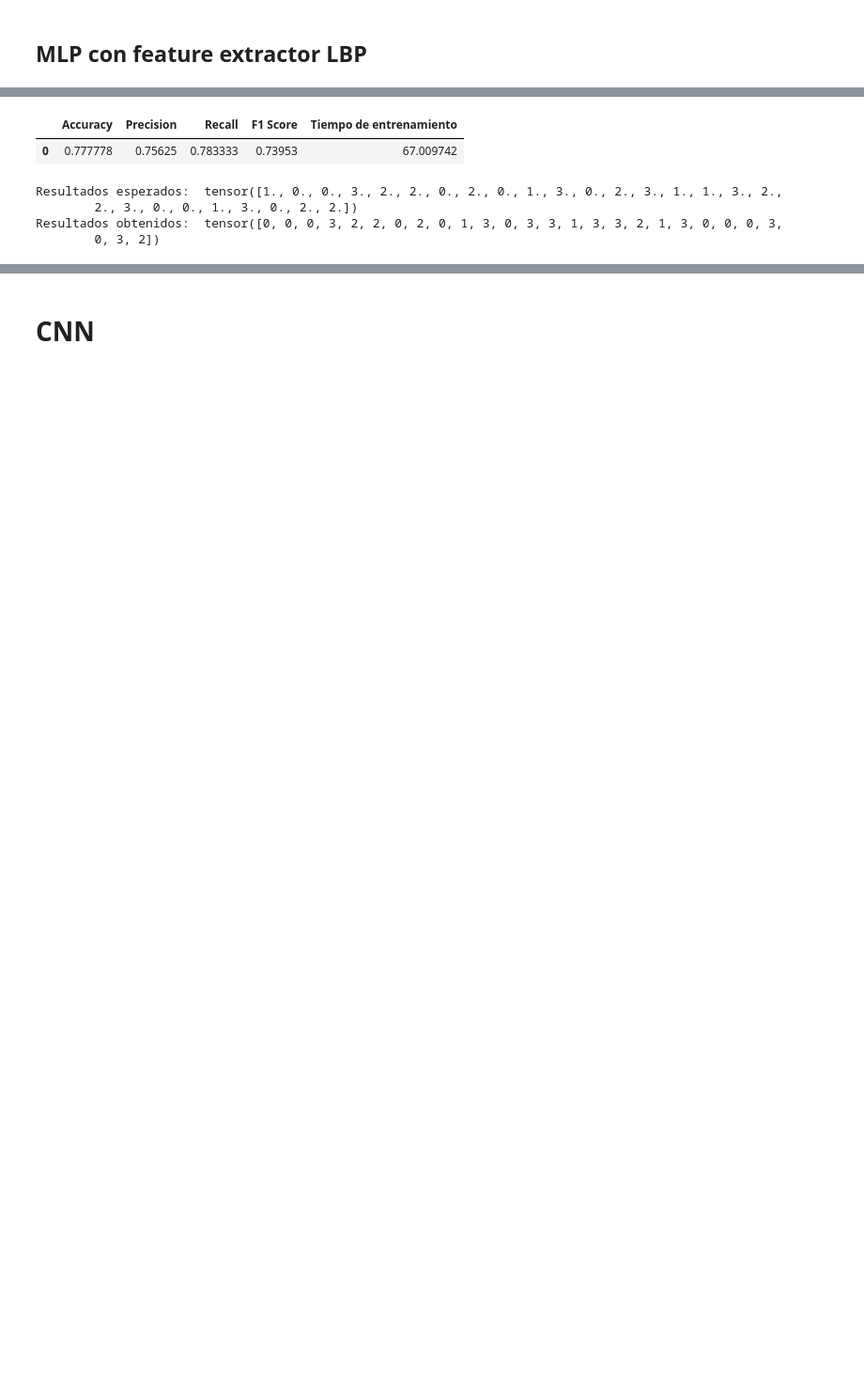
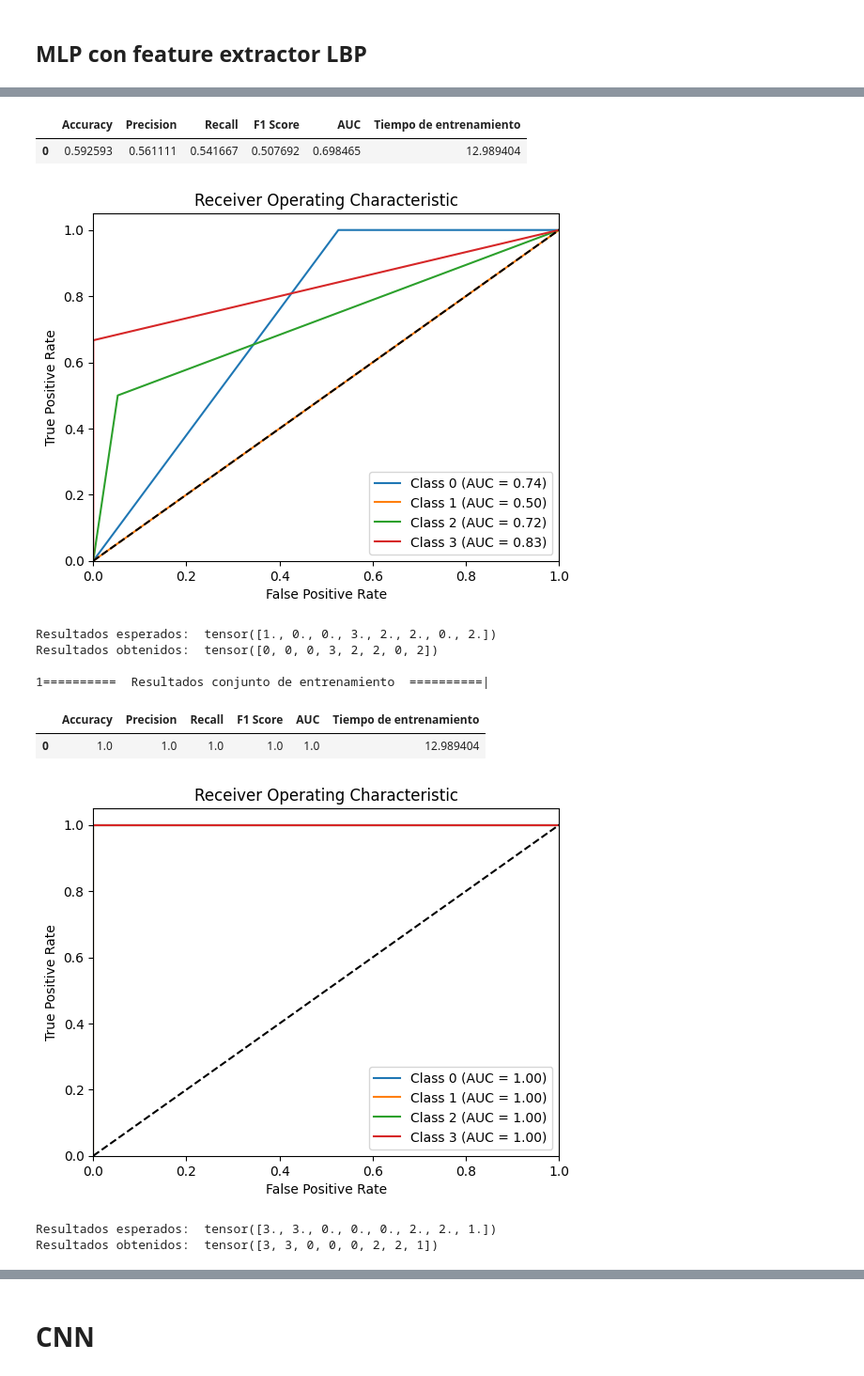
Before and after one commit to JulianCamacho/CE-5506-Reconocimiento-de-Patrones, a Jupyter notebook: Proyecto2/MLP.ipynb, the cells around one changed output, grey strips where cells are left out. Shown at 94% size. Drawn from its saved outputs; the diff is of its cells as text; code cells hidden in the pictures; blank space fills up the shorter version.

```diff
--- a/Proyecto2/MLP.ipynb
+++ b/Proyecto2/MLP.ipynb
@@ -320,7 +320,7 @@ Capas: [67600, 64, 64, 64, 4] | Función de activación: ReLU | epochs = 100
 # %%
 #=====  Instaciar modelo  =====#
 input_size = X_train_tensor.shape[1]
-hidden_sizes = [64, 64, 64]
+hidden_sizes = [64, 64, 64, 64]
 num_classes = 4
 activation = F.relu
 model = MLP(input_size, hidden_sizes, num_classes, activation)
@@ -439,8 +439,8 @@ np.save("lbp_labels.npy", lbp_labels)
 #=====  Feature Engineering  =====#
 
 try:
-    lbp_arrays_charged = np.load("./arrays/lbp_arrays.npy")
-    labels_charged = np.load("./arrays/lbp_labels.npy")
+    lbp_arrays_charged = np.load("lbp_arrays.npy")
+    labels_charged = np.load("lbp_labels.npy")
     #lbp_arrays_charged = np.load("drive/MyDrive/lbp_arrays.npy")
     #labels_charged = np.load("drive/MyDrive/lbp_labels.npy")
 except FileNotFoundError:
@@ -465,5 +465,11 @@ lbp_train_tensor = torch.from_numpy(train_lbp).float()
 lbp_test_tensor = torch.from_numpy(test_lbp).float()
 labels_train_tensor = torch.from_numpy(train_labels).float()
 labels_test_tensor = torch.from_numpy(test_labels).float()
+
+# Convertir a tensores de tipo long
+labels_train_long_tensor = labels_train_tensor.long()
+
+# Convertir a one hot
+labels_onehot = F.one_hot(labels_train_long_tensor, num_classes=4).float()
 # %%
 class MLP(nn.Module):
@@ -481,37 +503,47 @@ class MLP(nn.Module):
 # %%
-# Instaciar modelo
+#=====  Instaciar modelo  =====#
 input_size = lbp_train_tensor.shape[1]
-hidden_size = 64
-output_size = 4
-device = torch.device("cuda" if torch.cuda.is_available() else "cpu")
-model = MLP(input_size, hidden_size, output_size)
+hidden_sizes = [128, 64]
+num_classes = 4
+activation = F.relu
+model = MLP(input_size, hidden_sizes, num_classes, activation)
 
 # Definir la función de loss y optimizer
 criterion = nn.CrossEntropyLoss()
 optimizer = optim.Adam(model.parameters())
-
+num_epochs = 100
+print('|==========  Entrenando el modelo  ==========|\n')
 start_time = time.time()
 # Entrenar el modelo
-for epoch in range(1000):
+for epoch in range(num_epochs):
     optimizer.zero_grad()
     outputs = model(lbp_train_tensor)
-
-    labels_train_long_tensor = labels_train_tensor.long()
-    labels_train_long_tensor = labels_train_long_tensor.to(device)
-    labels_onehot = F.one_hot(labels_train_long_tensor, num_classes=output_size).float()
-
     loss = criterion(outputs, labels_onehot)
     loss.backward()
     optimizer.step()
+    # Imprimir el training loss
+    if (epoch+1) % 10 == 0:
+        print(f"Epoch: {epoch+1}/{num_epochs}, Loss: {loss.item()}")
 end_time = time.time()
 time_taken = end_time - start_time
 
-# Evaluate the model
+print('\n|==========  Resultados conjunto de prueba  ==========|\n')
+# Evaluar el modelo con el conjunto de testing
 outputs = model(lbp_test_tensor)
 _, predicted = torch.max(outputs.data, 1)
 
 # Obtener métricas
-computeMetrics(y_test_tensor, predicted, time_taken)
-print('Resultados esperados: ', labels_test_tensor)
-print('Resultados obtenidos: ', predicted)
+computeMetrics(labels_test_tensor, predicted, time_taken)
+print('Resultados esperados: ', labels_test_tensor[:8])
+print('Resultados obtenidos: ', predicted[:8])
+
+print('\n1==========  Resultados conjunto de entrenamiento  ==========|\n')
+# Evaluar el modelo con el conjunto de training
+outputs = model(lbp_train_tensor)
+_, predicted = torch.max(outputs.data, 1)
+
+# Obtener métricas
+computeMetrics(labels_train_tensor, predicted, time_taken)
+print('Resultados esperados: ', labels_train_tensor[:8])
+print('Resultados obtenidos: ', predicted[:8])
 # %% [output]
@@ -518,6 +564,12 @@ print('Resultados obtenidos: ', predicted)
-|  | Accuracy | Precision | Recall | F1 Score | Tiempo de entrenamiento |
-| 0 | 0.777778 | 0.75625 | 0.783333 | 0.73953 | 67.009742 |
+|  | Accuracy | Precision | Recall | F1 Score | AUC | Tiempo de entrenamiento |
+| 0 | 0.592593 | 0.561111 | 0.541667 | 0.507692 | 0.698465 | 12.989404 |
-Resultados esperados:  tensor([1., 0., 0., 3., 2., 2., 0., 2., 0., 1., 3., 0., 2., 3., 1., 1., 3., 2.,
-        2., 3., 0., 0., 1., 3., 0., 2., 2.])
-Resultados obtenidos:  tensor([0, 0, 0, 3, 2, 2, 0, 2, 0, 1, 3, 0, 3, 3, 1, 3, 3, 2, 1, 3, 0, 0, 0, 3,
-        0, 3, 2])
+[figure, added]
+Resultados esperados:  tensor([1., 0., 0., 3., 2., 2., 0., 2.])
+Resultados obtenidos:  tensor([0, 0, 0, 3, 2, 2, 0, 2])
+
+1==========  Resultados conjunto de entrenamiento  ==========|
+|  | Accuracy | Precision | Recall | F1 Score | AUC | Tiempo de entrenamiento |
+| 0 | 1.0 | 1.0 | 1.0 | 1.0 | 1.0 | 12.989404 |
+[figure, added]
+Resultados esperados:  tensor([3., 3., 0., 0., 0., 2., 2., 1.])
+Resultados obtenidos:  tensor([3, 3, 0, 0, 0, 2, 2, 1])
```
Also changed, not shown: parts of 12 cells of this notebook, 1 other file.
